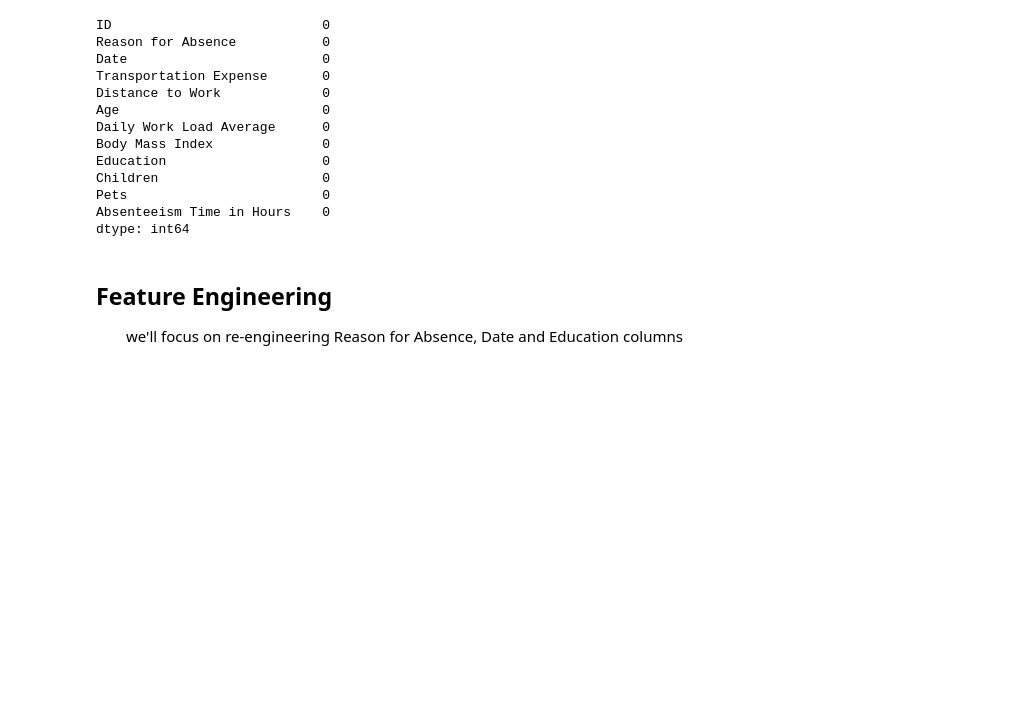
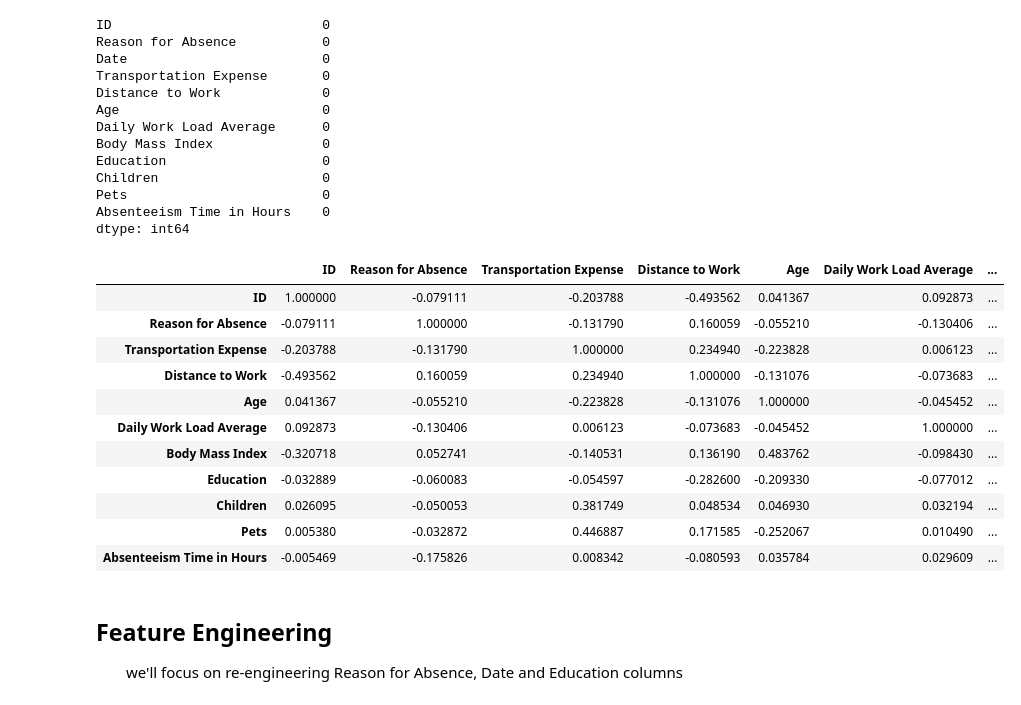
Before and after one commit to I-Sobe/absenteeism, a Jupyter notebook: scripts/preprocessing.ipynb, the cells around one changed output. Drawn from its saved outputs; the diff is of its cells as text; code cells hidden in the pictures; blank space fills up the shorter version.

```diff
--- a/scripts/preprocessing.ipynb
+++ b/scripts/preprocessing.ipynb
@@ -96,6 +96,22 @@ dtype: int64
 # %%
 # creating a copy before preprocessing
 df = raw_csv_data.copy()
+# %%
+# searching for correlation amongst columns
+df.corr().style.background_gradient(cmap='coolwarm')
+# %% [output]
+|  | ID | Reason for Absence | Transportation Expense | Distance to Work | Age | Daily Work Load Average | ... |
+| ID | 1.000000 | -0.079111 | -0.203788 | -0.493562 | 0.041367 | 0.092873 | ... |
+| Reason for Absence | -0.079111 | 1.000000 | -0.131790 | 0.160059 | -0.055210 | -0.130406 | ... |
+| Transportation Expense | -0.203788 | -0.131790 | 1.000000 | 0.234940 | -0.223828 | 0.006123 | ... |
+| Distance to Work | -0.493562 | 0.160059 | 0.234940 | 1.000000 | -0.131076 | -0.073683 | ... |
+| Age | 0.041367 | -0.055210 | -0.223828 | -0.131076 | 1.000000 | -0.045452 | ... |
+| Daily Work Load Average | 0.092873 | -0.130406 | 0.006123 | -0.073683 | -0.045452 | 1.000000 | ... |
+| Body Mass Index | -0.320718 | 0.052741 | -0.140531 | 0.136190 | 0.483762 | -0.098430 | ... |
+| Education | -0.032889 | -0.060083 | -0.054597 | -0.282600 | -0.209330 | -0.077012 | ... |
+| Children | 0.026095 | -0.050053 | 0.381749 | 0.048534 | 0.046930 | 0.032194 | ... |
+| Pets | 0.005380 | -0.032872 | 0.446887 | 0.171585 | -0.252067 | 0.010490 | ... |
+| Absenteeism Time in Hours | -0.005469 | -0.175826 | 0.008342 | -0.080593 | 0.035784 | 0.029609 | ... |
 # %%
 # Removing irrelevant columns
 df = df.drop(["ID"], axis = 1)
```
